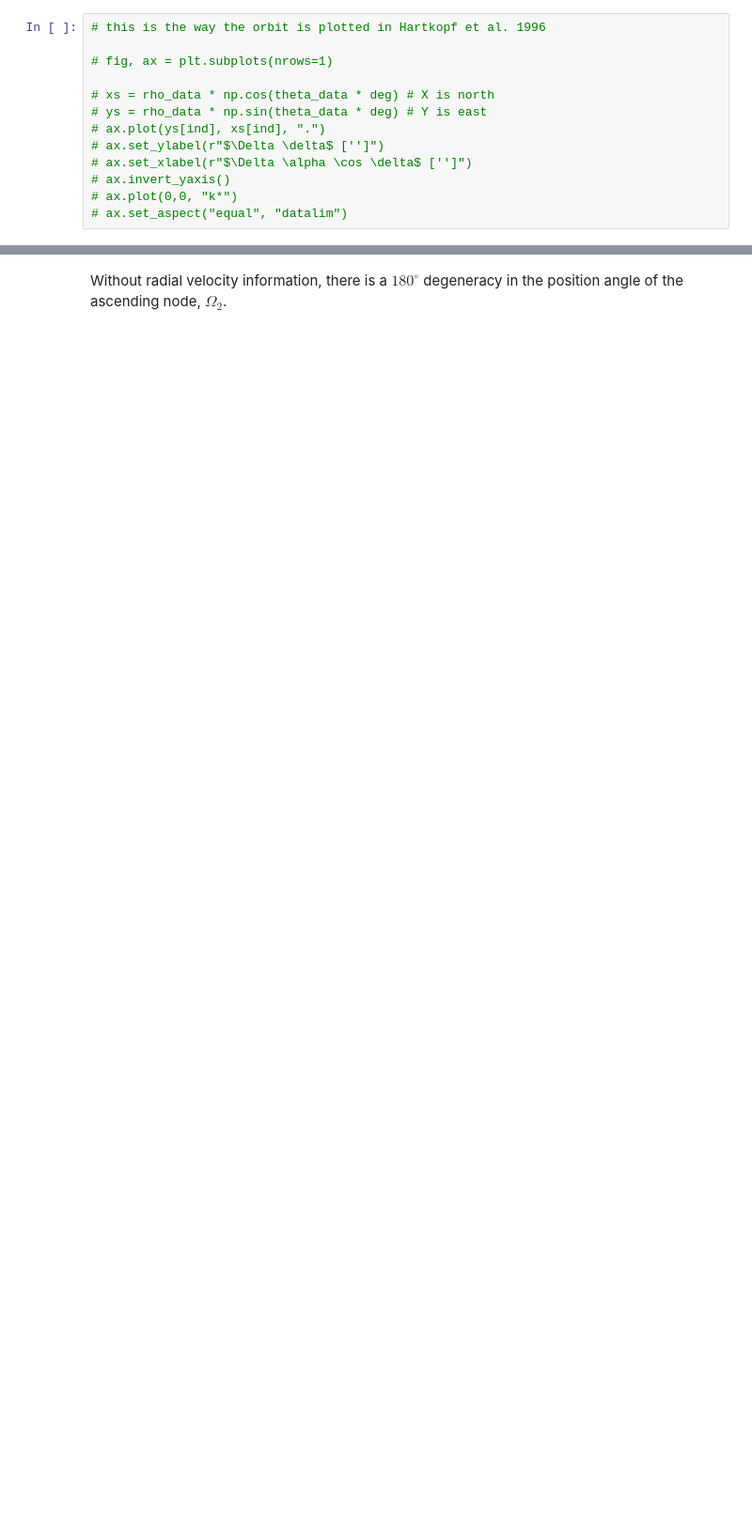
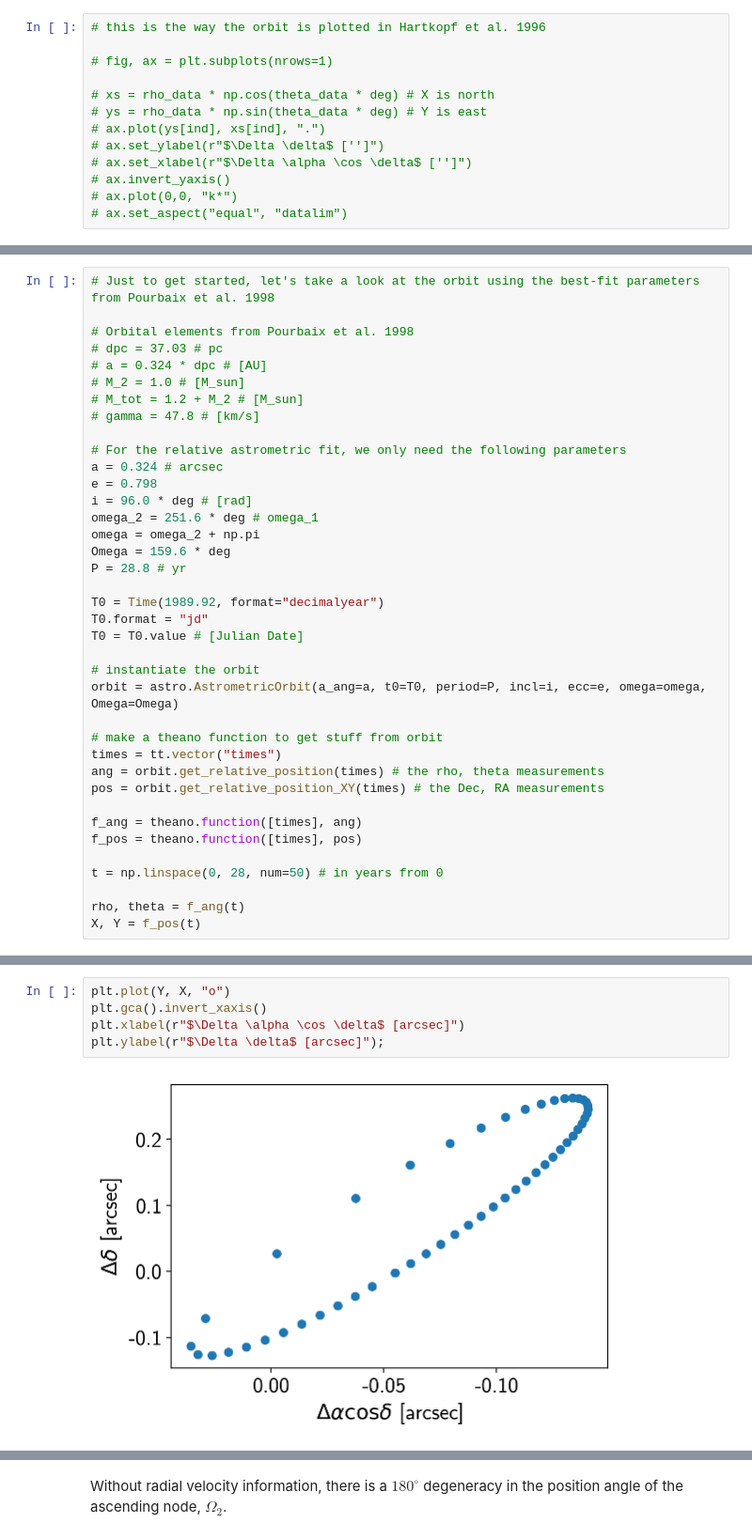
Before and after one commit to iancze/exoplanet, a Jupyter notebook: docs/notebooks/astrometric.ipynb, the cells around one changed output, grey strips where cells are left out. Shown at 94% size. Drawn from its saved outputs; the diff is of its cells as text; blank space fills up the shorter version.

Commit message:
function to get relative values.

```diff
--- a/docs/notebooks/astrometric.ipynb
+++ b/docs/notebooks/astrometric.ipynb
@@ -137,0 +147,38 @@ ax[1].set_ylabel(r'P.A. [degrees]');
+# %%
+# Just to get started, let's take a look at the orbit using the best-fit parameters from Pourbaix et al. 1998
+
+# Orbital elements from Pourbaix et al. 1998
+# dpc = 37.03 # pc
+# a = 0.324 * dpc # [AU]
+# M_2 = 1.0 # [M_sun]
+# M_tot = 1.2 + M_2 # [M_sun]
+# gamma = 47.8 # [km/s]
+
+# For the relative astrometric fit, we only need the following parameters
+a = 0.324 # arcsec
+e = 0.798
+i = 96.0 * deg # [rad]
+omega_2 = 251.6 * deg # omega_1
+omega = omega_2 + np.pi
+Omega = 159.6 * deg
+P = 28.8 # yr
+
+T0 = Time(1989.92, format="decimalyear")
+T0.format = "jd"
+T0 = T0.value # [Julian Date]
+
+# instantiate the orbit
+orbit = astro.AstrometricOrbit(a_ang=a, t0=T0, period=P, incl=i, ecc=e, omega=omega, Omega=Omega)
+
+# make a theano function to get stuff from orbit
+times = tt.vector("times")
+ang = orbit.get_relative_position(times) # the rho, theta measurements
+pos = orbit.get_relative_position_XY(times) # the Dec, RA measurements
+
+f_ang = theano.function([times], ang)
+f_pos = theano.function([times], pos)
+
+t = np.linspace(0, 28, num=50) # in years from 0
+
+rho, theta = f_ang(t)
+X, Y = f_pos(t)
@@ -137,0 +198,7 @@ ax[1].set_ylabel(r'P.A. [degrees]');
+# %%
+plt.plot(Y, X, "o")
+plt.gca().invert_xaxis()
+plt.xlabel(r"$\Delta \alpha \cos \delta$ [arcsec]")
+plt.ylabel(r"$\Delta \delta$ [arcsec]");
+# %% [output]
+[figure, added]
```
Also changed, not shown: parts of 10 cells of this notebook, 1 other file.
